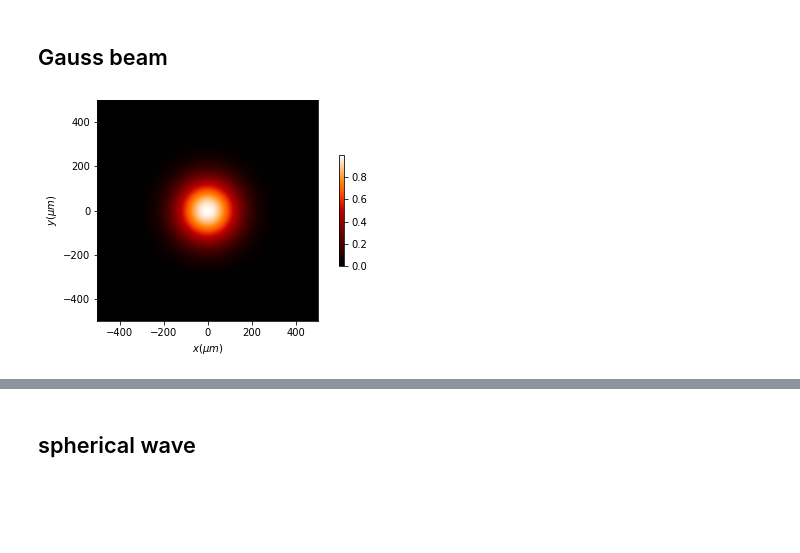
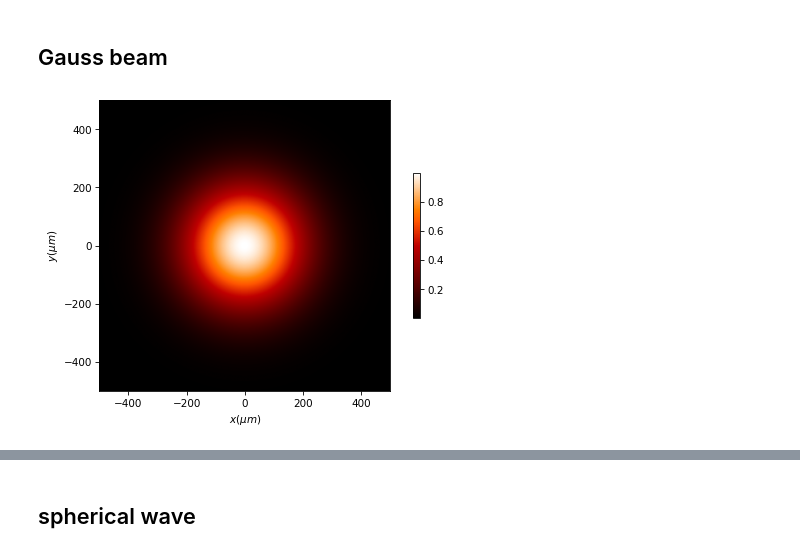
Before and after one commit to optbrea/diffractio, a Jupyter notebook: docs/source/tutorial_scalar/scalar_XY/sources_xy.ipynb, the cells around one changed output, grey strips where cells are left out. Saved outputs shown, nothing was run; the diff lists cells and outputs as text; code cells hidden in the pictures; blank space fills up the shorter version.

```diff
--- a/docs/source/tutorial_scalar/scalar_XY/sources_xy.ipynb
+++ b/docs/source/tutorial_scalar/scalar_XY/sources_xy.ipynb
@@ -30,17 +30,17 @@ u.draw(kind='phase', has_colorbar='vertical')
 # %%
 x0 = np.linspace(-500*um, 500*um, 512)
 y0 = np.linspace(-500*um, 500*um, 512)
 wavelength = 0.6238*um
 
 u = Scalar_source_XY(x=x0, y=y0, wavelength=wavelength)
 
 u.gauss_beam(A=1,
              r0=(0*um, 0*um),
              z0=0,
-             w0=(200*um, 200*um),
+             w0=(300*um, 300*um),
              phi=0*degrees,
              theta=0*degrees)
 
 u.draw(kind='intensity', has_colorbar='vertical')
 # %% [output]
-[figure, old version]
+[figure, new version]
```
Also changed, not shown: parts of 2 cells of this notebook, 5 other files.
